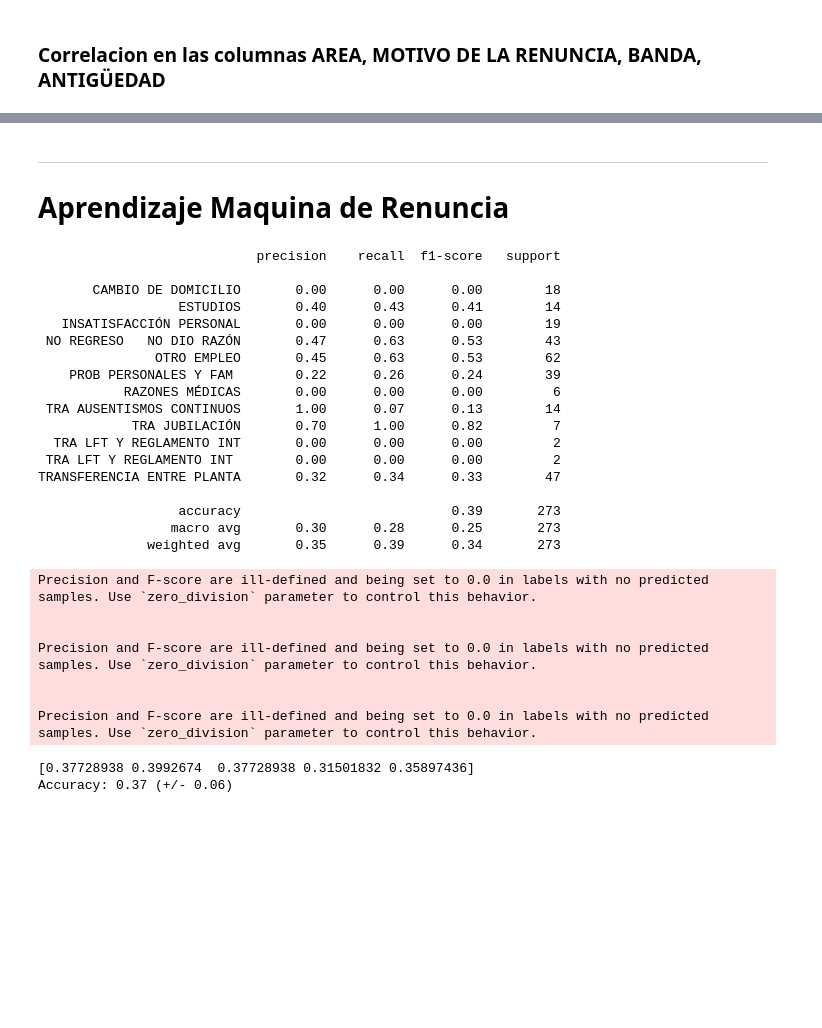
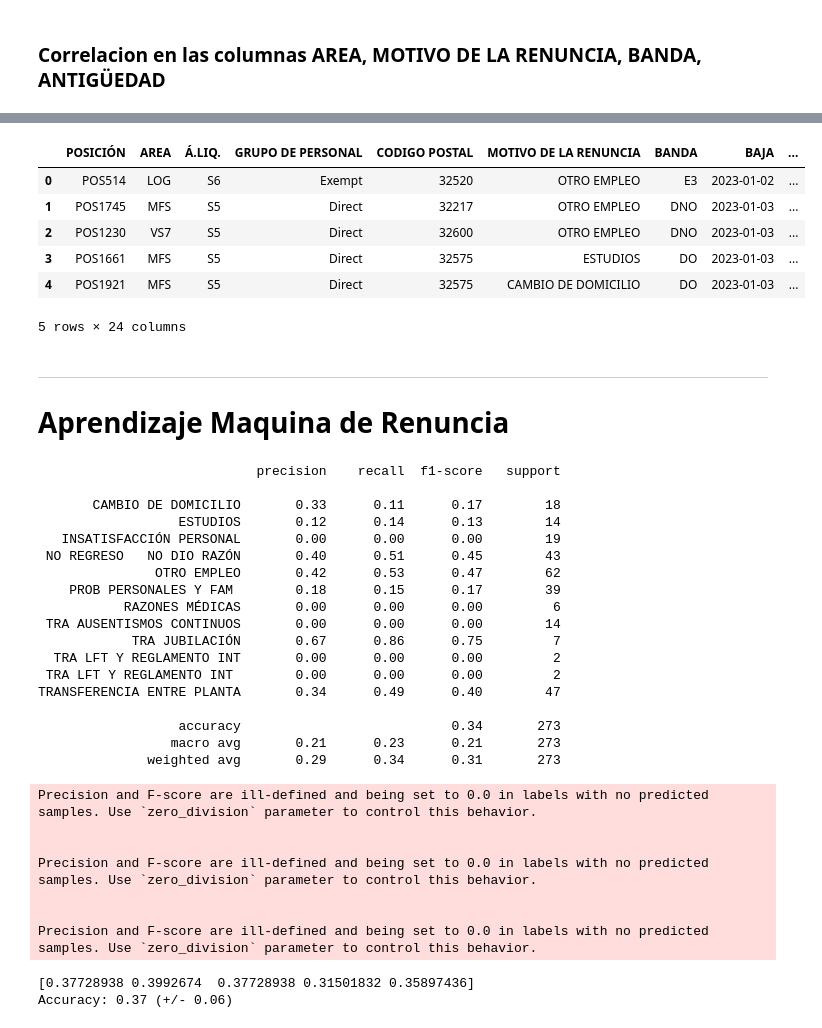
Before and after one commit to luisscrc/Datathon-Equipo-5, a Jupyter notebook: Datathon 2-1.ipynb, the cells around one changed output, grey strips where cells are left out. Drawn from its saved outputs; the diff is of its cells as text; code cells hidden in the pictures; blank space fills up the shorter version.

```diff
--- a/Datathon 2-1.ipynb
+++ b/Datathon 2-1.ipynb
@@ -228,10 +226,16 @@ data_sucia
 ### Baja
 # %% [markdown]
 Este no se modifica ya que es un datetime
+# %%
+# Tomar columna BAJA y convertirla en fecha
+data_sucia["BAJA"] = pd.to_datetime(data_sucia["BAJA"])
 # %% [markdown]
 ### Alta
 # %% [markdown]
 Este no se modifica ya que es un datetime
+# %%
+# Tomar columna ALTA y convertirla en fecha
+data_sucia["ALTA"] = pd.to_datetime(data_sucia["ALTA"])
 # %% [markdown]
 ### Regla PHT
 # %%
@@ -486,6 +490,18 @@ BANDA_SL1
 
 [48 rows x 26 columns]
 [interactive output not drawn]
+# %%
+#
+data_limpia = data_sucia
+data_limpia.head()
+# %% [output]
+|  | POSICIÓN | AREA | Á.LIQ. | GRUPO DE PERSONAL | CODIGO POSTAL | MOTIVO DE LA RENUNCIA | BANDA | BAJA | ... |
+| 0 | POS514 | LOG | S6 | Exempt | 32520 | OTRO EMPLEO | E3 | 2023-01-02 | ... |
+| 1 | POS1745 | MFS | S5 | Direct | 32217 | OTRO EMPLEO | DNO | 2023-01-03 | ... |
+| 2 | POS1230 | VS7 | S5 | Direct | 32600 | OTRO EMPLEO | DNO | 2023-01-03 | ... |
+| 3 | POS1661 | MFS | S5 | Direct | 32575 | ESTUDIOS | DO | 2023-01-03 | ... |
+| 4 | POS1921 | MFS | S5 | Direct | 32575 | CAMBIO DE DOMICILIO | DO | 2023-01-03 | ... |
+5 rows × 24 columns
 # %% [markdown]
 ----
 # Aprendizaje Maquina de Renuncia
@@ -550,22 +566,22 @@ print(classification_report(y_test, y_pred, target_names=le.classes_[classes_to_
 # %% [output]
                             precision    recall  f1-score   support
 
-       CAMBIO DE DOMICILIO       0.00      0.00      0.00        18
-                  ESTUDIOS       0.40      0.43      0.41        14
+       CAMBIO DE DOMICILIO       0.33      0.11      0.17        18
+                  ESTUDIOS       0.12      0.14      0.13        14
    INSATISFACCIÓN PERSONAL       0.00      0.00      0.00        19
- NO REGRESO   NO DIO RAZÓN       0.47      0.63      0.53        43
-               OTRO EMPLEO       0.45      0.63      0.53        62
-    PROB PERSONALES Y FAM        0.22      0.26      0.24        39
+ NO REGRESO   NO DIO RAZÓN       0.40      0.51      0.45        43
+               OTRO EMPLEO       0.42      0.53      0.47        62
+    PROB PERSONALES Y FAM        0.18      0.15      0.17        39
            RAZONES MÉDICAS       0.00      0.00      0.00         6
- TRA AUSENTISMOS CONTINUOS       1.00      0.07      0.13        14
-            TRA JUBILACIÓN       0.70      1.00      0.82         7
+ TRA AUSENTISMOS CONTINUOS       0.00      0.00      0.00        14
+            TRA JUBILACIÓN       0.67      0.86      0.75         7
   TRA LFT Y REGLAMENTO INT       0.00      0.00      0.00         2
  TRA LFT Y REGLAMENTO INT        0.00      0.00      0.00         2
-TRANSFERENCIA ENTRE PLANTA       0.32      0.34      0.33        47
+TRANSFERENCIA ENTRE PLANTA       0.34      0.49      0.40        47
 
-                  accuracy                           0.39       273
-                 macro avg       0.30      0.28      0.25       273
-              weighted avg       0.35      0.39      0.34       273
+                  accuracy                           0.34       273
+                 macro avg       0.21      0.23      0.21       273
+              weighted avg       0.29      0.34      0.31       273
 Precision and F-score are ill-defined and being set to 0.0 in labels with no predicted samples. Use `zero_division` parameter to control this behavior.
 
 
```
Also changed, not shown: parts of 3 cells of this notebook.
